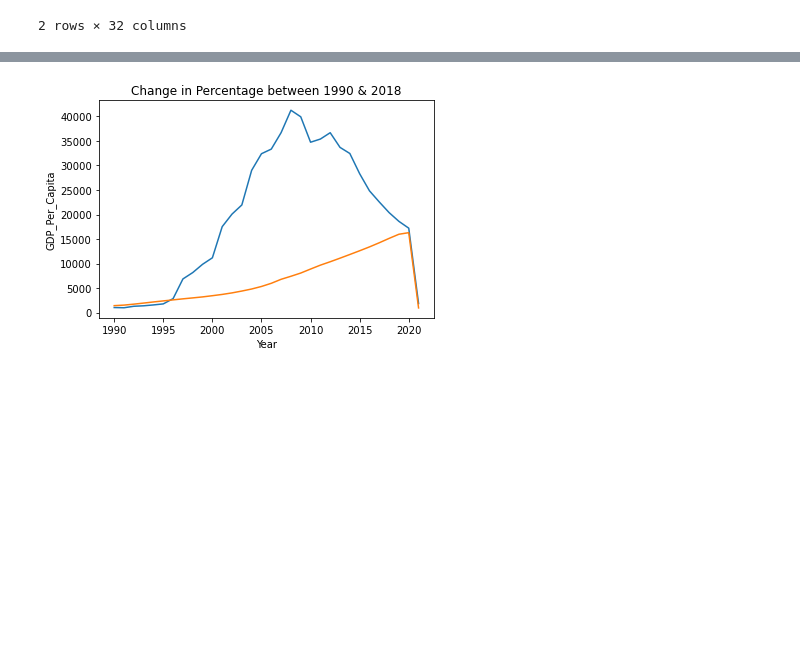
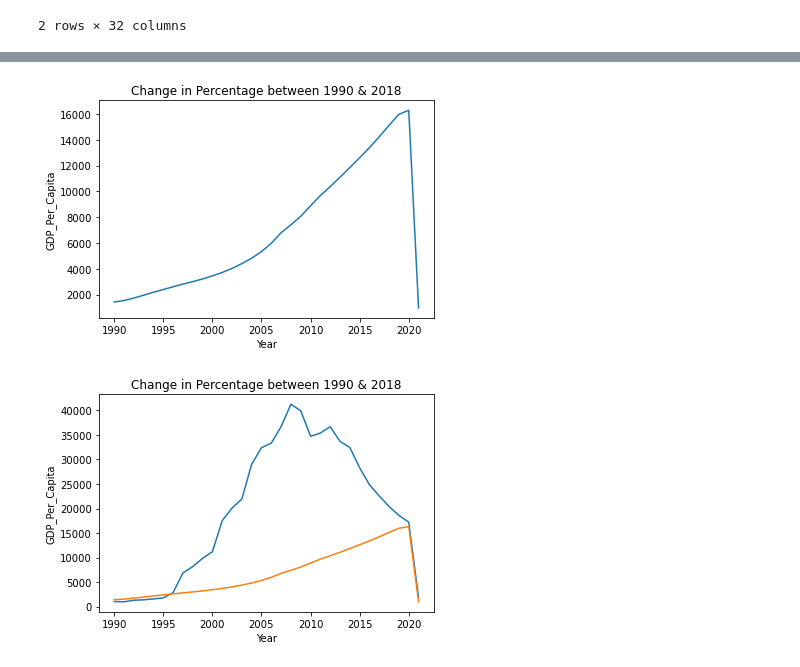
Before and after one commit to nss-data-science-cohort-7/un-exploration-gtorres2, a Jupyter notebook: UN_Data_Exploration_Completed.ipynb, the cells around one changed output, grey strips where cells are left out. Saved outputs shown, nothing was run; the diff lists cells and outputs as text; code cells hidden in the pictures; blank space fills up the shorter version.

```diff
--- a/UN_Data_Exploration_Completed.ipynb
+++ b/UN_Data_Exploration_Completed.ipynb
@@ -403,0 +479,3 @@ gdp_pivoted
+# %%
+gdp_pivot_CH = gdp_pivoted.loc['China']
+gdp_pivot_CH
@@ -404,3 +522,11 @@ gdp_pivoted
+# %%
+gdp_pivot_CH.plot.line(x= 'Year', y = 'Percent Change')
+plt.xlabel('Year')
+plt.ylabel('GDP_Per_Capita')
+plt.title('Change in Percentage between 1990 & 2018')
+plt.show()
+# %% [output]
+[figure, added]
 # %%
 ax = gdp_pivot_EG.plot.line(x= 'Year', y = 'Percent Change')
 gdp_pivot_CH.plot(x= 'Year', y = ['Percent Change'], ax = ax)
```
Also changed, not shown: parts of 16 cells of this notebook, 1 other file.
